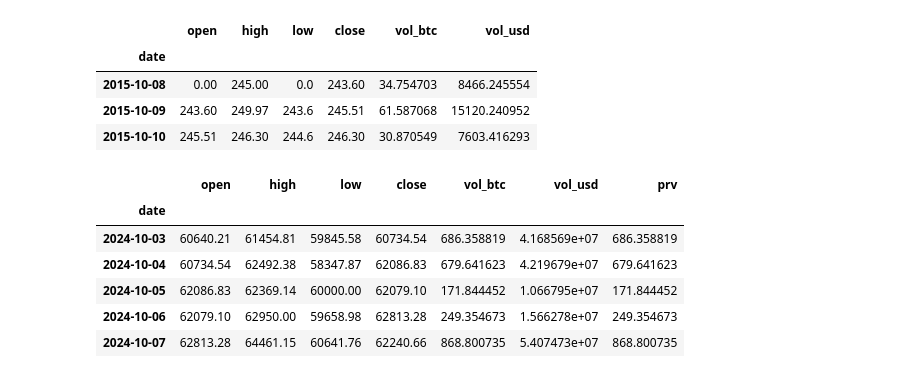
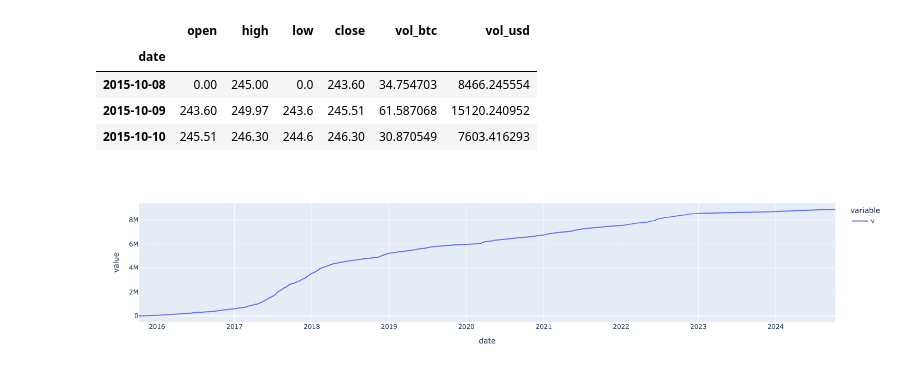
Before and after one commit to Cobasim/streamlit_yfinance, a Jupyter notebook: work_folder_temp/btc_download.ipynb, the cells around one changed output. Cells and saved outputs as stored; diff of their text form; code cells hidden in the pictures.

```diff
--- a/work_folder_temp/btc_download.ipynb
+++ b/work_folder_temp/btc_download.ipynb
@@ -51,13 +53,7 @@ df['prv'] =    (df.vol_usd / df.close)
 # %%
-df.tail()
+df.v.plot()
 # %% [output]
-|  | open | high | low | close | vol_btc | vol_usd | prv |
-| date |  |  |  |  |  |  |  |
-| 2024-10-03 | 60640.21 | 61454.81 | 59845.58 | 60734.54 | 686.358819 | 4.168569e+07 | 686.358819 |
-| 2024-10-04 | 60734.54 | 62492.38 | 58347.87 | 62086.83 | 679.641623 | 4.219679e+07 | 679.641623 |
-| 2024-10-05 | 62086.83 | 62369.14 | 60000.00 | 62079.10 | 171.844452 | 1.066795e+07 | 171.844452 |
-| 2024-10-06 | 62079.10 | 62950.00 | 59658.98 | 62813.28 | 249.354673 | 1.566278e+07 | 249.354673 |
-| 2024-10-07 | 62813.28 | 64461.15 | 60641.76 | 62240.66 | 868.800735 | 5.407473e+07 | 868.800735 |
+[figure, added]
 # %%
 y = yf.download("BTC-USD", period="max", interval="1d")
 # %% [output]
```
Also changed, not shown: parts of 15 cells of this notebook, 11 other files.
